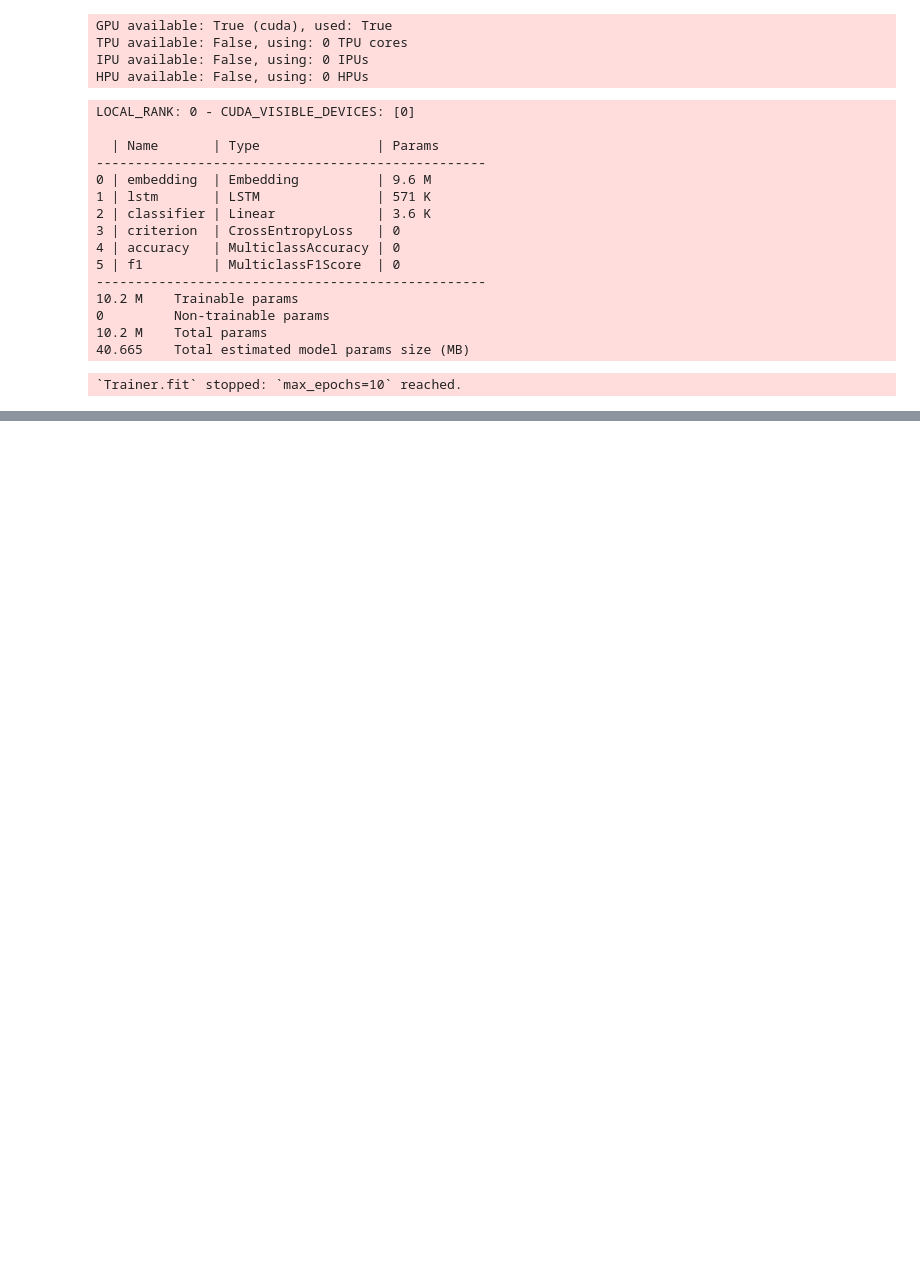
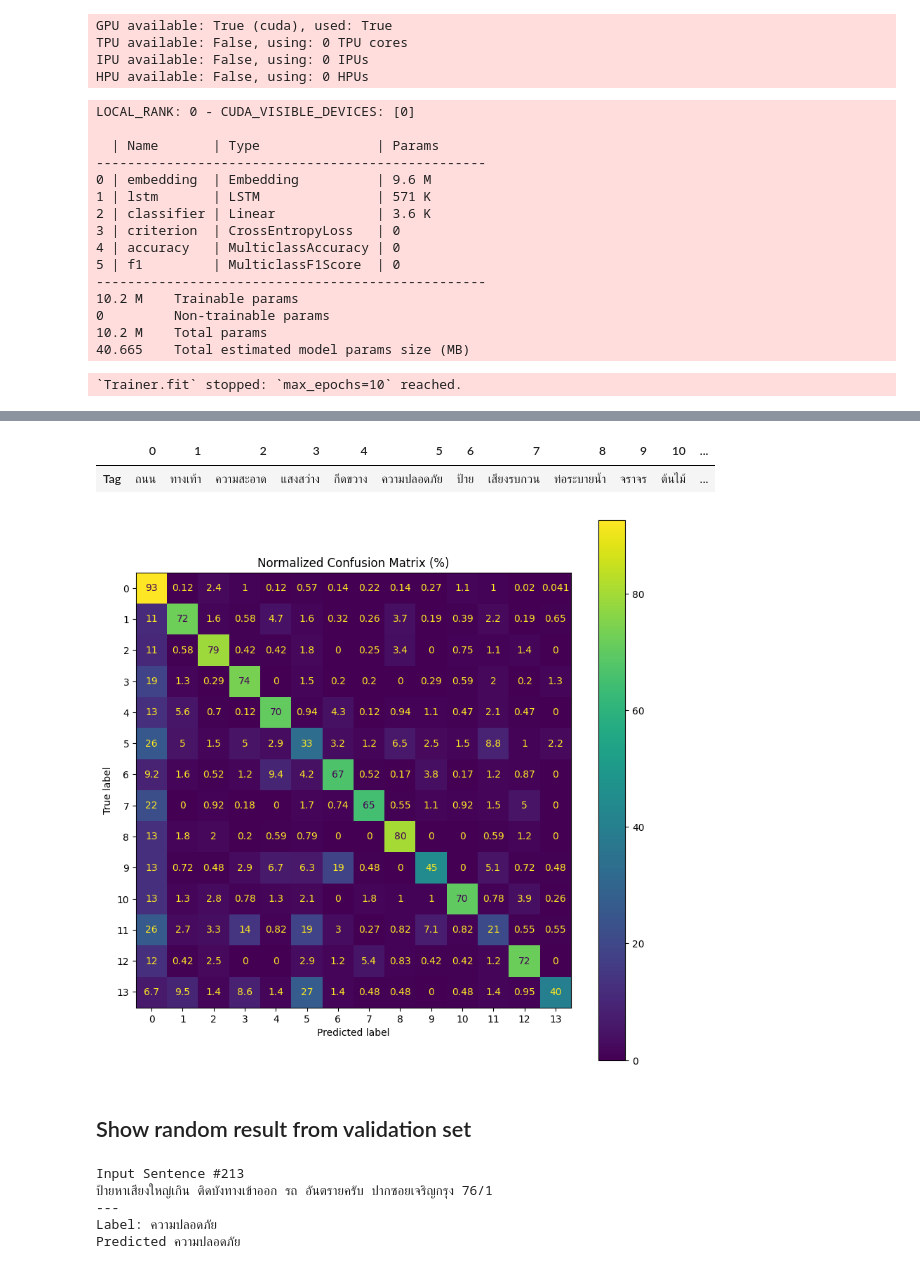
Before and after one commit to noppakorn/neural-project, a Jupyter notebook: traffy_fondue_classification.ipynb, the cells around one changed output, grey strips where cells are left out. Drawn from its saved outputs; the diff is of its cells as text; code cells hidden in the pictures; blank space fills up the shorter version.

```diff
--- a/traffy_fondue_classification.ipynb
+++ b/traffy_fondue_classification.ipynb
@@ -297,0 +318,6 @@ Accuracy on validation set: 0.7100
+# %%
+predict_dataset = TraffyDatasetForPrediction(X_test, vocab)
+predict_dataloader = DataLoader(predict_dataset, batch_size=config["batch_size"], num_workers=16)
+# %%
+pred = trainer.predict(model, dataloaders=predict_dataloader)
+pred = torch.cat(pred)
@@ -297,0 +326,6 @@ Accuracy on validation set: 0.7100
+# %%
+y_pred = pred.argmax(dim=1).cpu().detach().tolist()
+
+prediction_class = [idx_to_tag[i] for i in y_pred]
+# %%
+y_test_idx = [tag_to_idx[i] for i in y_test]
@@ -297,0 +355,29 @@ Accuracy on validation set: 0.7100
+# %%
+pd.DataFrame(tag_to_idx.keys(), columns=["Tag"]).T
+# %% [output]
+|  | 0 | 1 | 2 | 3 | 4 | 5 | 6 | 7 | 8 | 9 | 10 | ... |
+| Tag | ถนน | ทางเท้า | ความสะอาด | แสงสว่าง | กีดขวาง | ความปลอดภัย | ป้าย | เสียงรบกวน | ท่อระบายน้ำ | จราจร | ต้นไม้ | ... |
+# %%
+fig, ax = plt.subplots(figsize=(10, 10))
+ax.set_title("Normalized Confusion Matrix (%)")
+confusion_matrix = sklearn.metrics.confusion_matrix(y_test_idx, y_pred, normalize="true") * 100
+disp = sklearn.metrics.ConfusionMatrixDisplay(confusion_matrix)
+disp.plot(ax=ax)
+plt.show()
+# %% [output]
+[figure, added]
+# %% [markdown]
+## Show random result from validation set
+# %%
+idx = torch.randint(len(prediction_class), (1,)).item()
+print(f"Input Sentence #{idx}")
+print("".join(X_test[idx]))
+print("---")
+print(f"Label: {y_test[idx]}")
+print(f"Predicted {prediction_class[idx]}")
+# %% [output]
+Input Sentence #213
+ป้ายหาเสียงใหญ่เกิน ติดบังทางเข้าออก รถ อันตรายครับ ปากซอยเจริญกรุง 76/1
+---
+Label: ความปลอดภัย
+Predicted ความปลอดภัย
```
Also changed, not shown: parts of 12 cells of this notebook.
